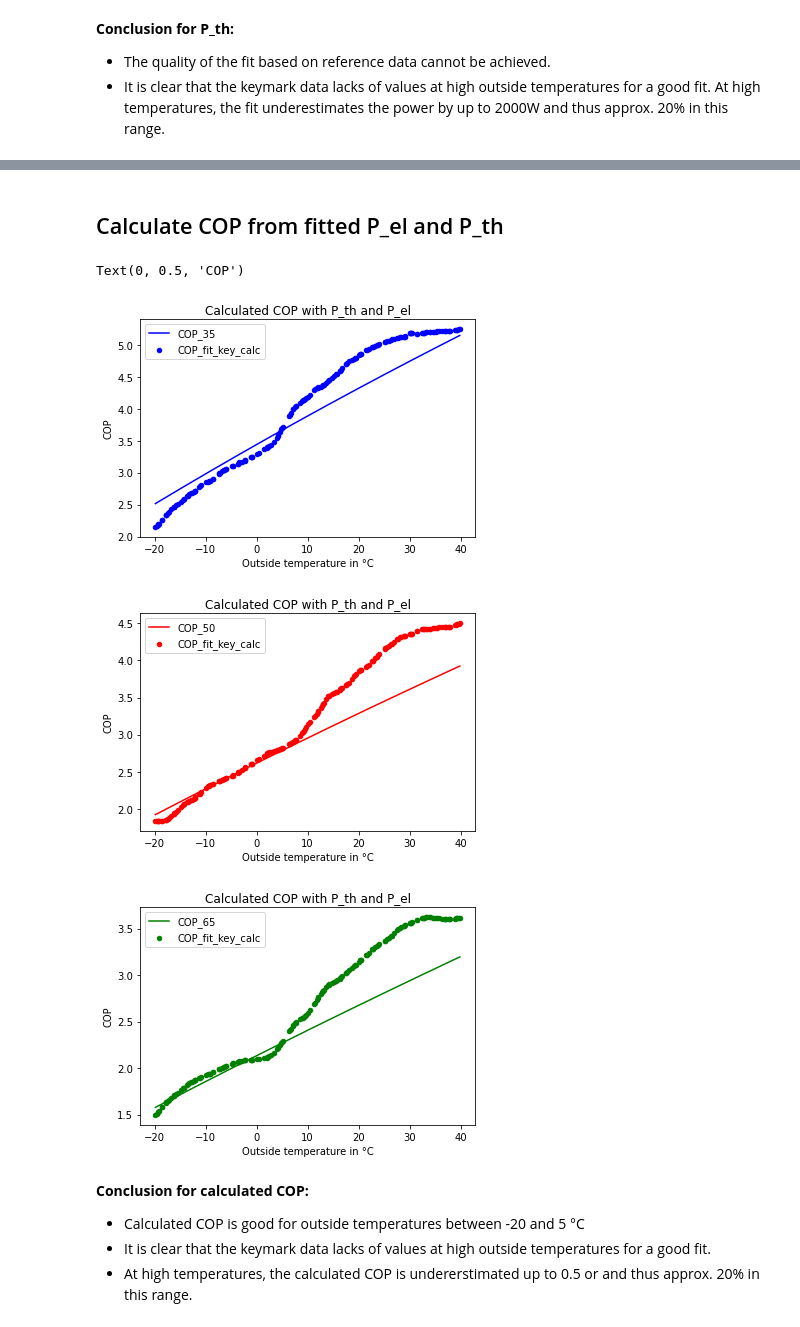
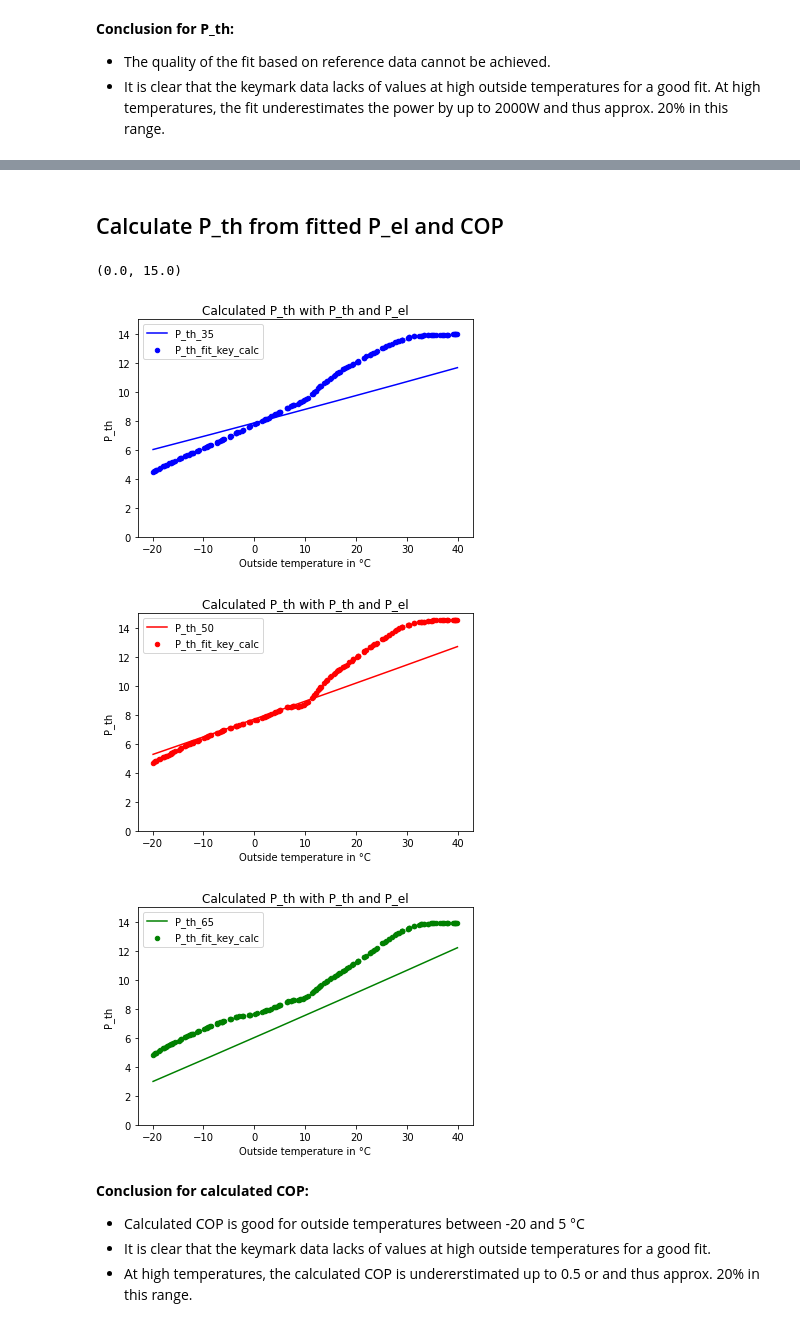
Before and after one commit to FZJ-IEK3-VSA/hplib, a Jupyter notebook: example/StiebelEltronWPL13/heatpump_wpl13_validation.ipynb, the cells around one changed output, grey strips where cells are left out. Saved outputs shown, nothing was run; the diff lists cells and outputs as text; code cells hidden in the pictures.

```diff
--- a/example/StiebelEltronWPL13/heatpump_wpl13_validation.ipynb
+++ b/example/StiebelEltronWPL13/heatpump_wpl13_validation.ipynb
@@ -221,0 +244,17 @@ Text(0, 0.5, 'P_th in kW')
+# %%
+# Calculation for eta
+data_ref['eta_fit_ref'] = func_simple(para_ref['eta'], data_ref['T_in'], data_ref['T_out'])
+data_ref['eta_fit_key'] = func_simple(para_key['eta'], data_ref['T_in'], data_ref['T_out'])
+# Plot Simple
+fig, axes = plt.subplots(nrows=1, ncols=1)
+data_ref[data_ref['T_out']==35].plot(ax=axes, x='T_in', y='eta', kind='scatter', label='eta_35', c='Blue', title='eta: Comparison between reference data and fits')
+data_ref[data_ref['T_out']==50].plot(ax=axes, x='T_in', y='eta', kind='scatter', label='eta_50', c='Red')
+data_ref[data_ref['T_out']==65].plot(ax=axes, x='T_in', y='eta', kind='scatter', label='eta_65', c='Green')
+data_ref[data_ref['T_out']==35].plot(ax=axes, x='T_in', y='eta_fit_ref', kind='line', label='eta_35_fit_ref', c='Blue', linestyle=':')
+data_ref[data_ref['T_out']==50].plot(ax=axes, x='T_in', y='eta_fit_ref', kind='line', label='eta_50_fit_ref', c='Red', linestyle=':')
+data_ref[data_ref['T_out']==65].plot(ax=axes, x='T_in', y='eta_fit_ref', kind='line', label='eta_65_fit_ref', c='Green', linestyle=':')
+data_ref[data_ref['T_out']==35].plot(ax=axes, x='T_in', y='eta_fit_key', kind='line', label='eta_35_fit_key', c='Blue', linestyle='--')
+data_ref[data_ref['T_out']==50].plot(ax=axes, x='T_in', y='eta_fit_key', kind='line', label='eta_50_fit_key', c='Red', linestyle='--')
+data_ref[data_ref['T_out']==65].plot(ax=axes, x='T_in', y='eta_fit_key', kind='line', label='eta_65_fit_key', c='Green', linestyle='--')
+axes.set_xlabel("Outside temperature in °C")
+axes.set_ylabel("eta")
@@ -222,30 +268,33 @@ Text(0, 0.5, 'P_th in kW')
 # %% [markdown]
-## Calculate COP from fitted P_el and P_th
+## Calculate P_th from fitted P_el and COP
 # %%
-data_ref['COP_fit_key_calc'] = data_ref['P_th_fit_key'] / data_ref['P_el_fit_key']
+data_ref['P_th_fit_key_calc'] = data_ref['COP_fit_key'] * data_ref['P_el_fit_key']
 # 35
 fig, axes = plt.subplots(nrows=1, ncols=1)
-data_ref[data_ref['T_out']==35].plot(ax=axes, x='T_in', y='COP', kind='scatter', label='COP_35',  c='Blue',  title='Calculated COP with P_th and P_el')
-data_ref[data_ref['T_out']==35].plot(ax=axes, x='T_in', y='COP_fit_key_calc', kind='line', label='COP_fit_key_calc', c='Blue')
+data_ref[data_ref['T_out']==35].plot(ax=axes, x='T_in', y='P_th', kind='scatter', label='P_th_35',  c='Blue',  title='Calculated P_th with P_th and P_el')
+data_ref[data_ref['T_out']==35].plot(ax=axes, x='T_in', y='P_th_fit_key_calc', kind='line', label='P_th_fit_key_calc', c='Blue')
 axes.set_xlabel("Outside temperature in °C")
-axes.set_ylabel("COP")
+axes.set_ylabel("P_th")
+axes.set_ylim(0,15)
 # 50
 fig, axes = plt.subplots(nrows=1, ncols=1)
-data_ref[data_ref['T_out']==50].plot(ax=axes, x='T_in', y='COP', kind='scatter', label='COP_50', c='Red', title='Calculated COP with P_th and P_el')
-data_ref[data_ref['T_out']==50].plot(ax=axes, x='T_in', y='COP_fit_key_calc', kind='line', label='COP_fit_key_calc', c='Red')
+data_ref[data_ref['T_out']==50].plot(ax=axes, x='T_in', y='P_th', kind='scatter', label='P_th_50', c='Red', title='Calculated P_th with P_th and P_el')
+data_ref[data_ref['T_out']==50].plot(ax=axes, x='T_in', y='P_th_fit_key_calc', kind='line', label='P_th_fit_key_calc', c='Red')
 axes.set_xlabel("Outside temperature in °C")
-axes.set_ylabel("COP")
+axes.set_ylabel("P_th")
+axes.set_ylim(0,15)
 # 65
 fig, axes = plt.subplots(nrows=1, ncols=1)
-data_ref[data_ref['T_out']==65].plot(ax=axes, x='T_in', y='COP', kind='scatter', label='COP_65', c='Green', title='Calculated COP with P_th and P_el')
-data_ref[data_ref['T_out']==65].plot(ax=axes, x='T_in', y='COP_fit_key_calc', kind='line', label='COP_fit_key_calc', c='Green')
+data_ref[data_ref['T_out']==65].plot(ax=axes, x='T_in', y='P_th', kind='scatter', label='P_th_65', c='Green', title='Calculated P_th with P_th and P_el')
+data_ref[data_ref['T_out']==65].plot(ax=axes, x='T_in', y='P_th_fit_key_calc', kind='line', label='P_th_fit_key_calc', c='Green')
 axes.set_xlabel("Outside temperature in °C")
-axes.set_ylabel("COP")
+axes.set_ylabel("P_th")
+axes.set_ylim(0,15)
 # %% [output]
-Text(0, 0.5, 'COP')
+(0.0, 15.0)
-[figure, old version]
+[figure, new version]
-[figure, old version]
+[figure, new version]
-[figure, old version]
+[figure, new version]
 # %% [markdown]
 **Conclusion for calculated COP:**
 - Calculated COP is good for outside temperatures between -20 and 5 °C
```
Also changed, not shown: parts of 25 cells of this notebook, 8 other files.
